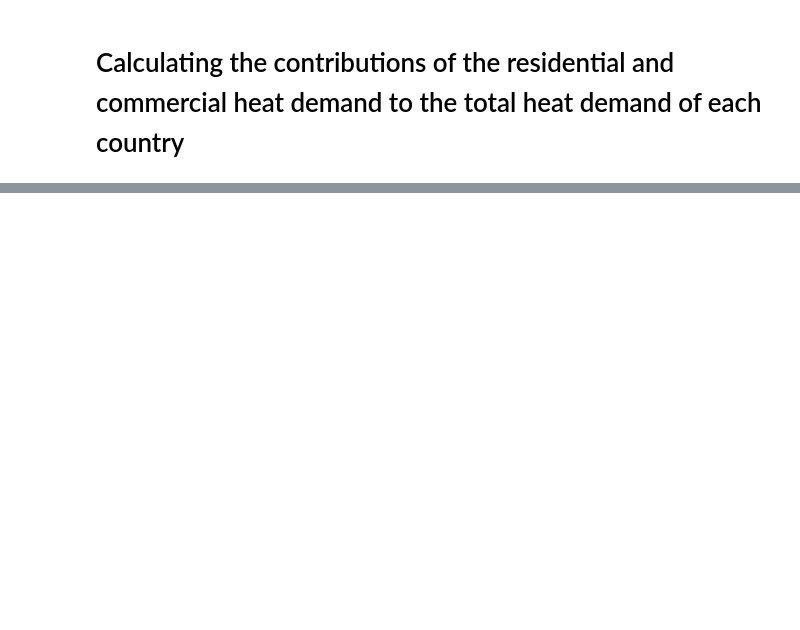
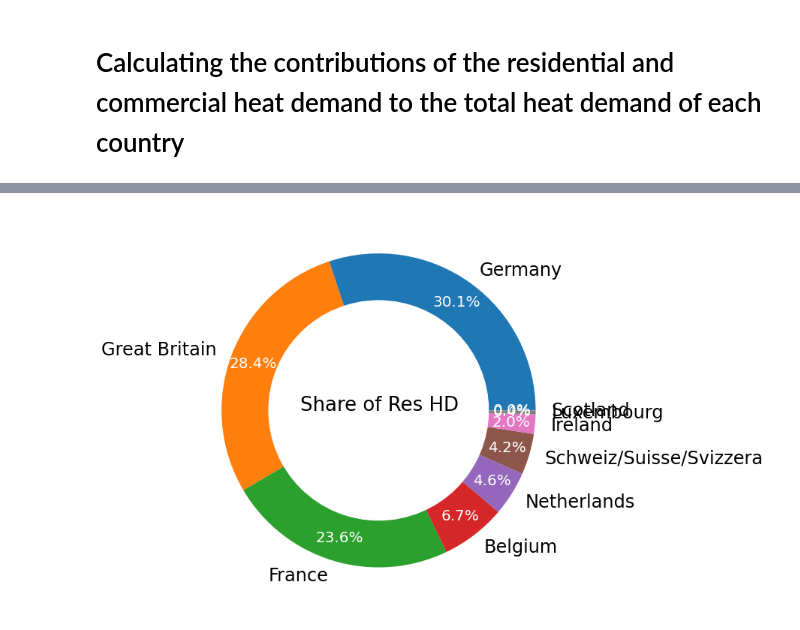
Before and after one commit to AlexanderJuestel/code_collection, a Jupyter notebook: notebooks/heat_demand_mapping/processing_results/Statistical_Evaluation_Total_Heat_Demand_Data.ipynb, the cells around one changed output, grey strips where cells are left out. Cells and saved outputs as stored; diff of their text form; code cells hidden in the pictures; blank space fills up the shorter version.

```diff
--- a/notebooks/heat_demand_mapping/processing_results/Statistical_Evaluation_Total_Heat_Demand_Data.ipynb
+++ b/notebooks/heat_demand_mapping/processing_results/Statistical_Evaluation_Total_Heat_Demand_Data.ipynb
@@ -307,0 +337,14 @@ gdf_merged.round(1).sort_values(by='Share of Residential HD [%]', ascending=Fals
+# %%
+plt.figure(figsize=(12,12))
+wedges, texts,  autotexts = plt.pie(share_resHD['Share of Residential HD [%]'].values, labels=share_resHD['Region'].to_list(), autopct=lambda pct: func(pct, share_resHD['Share of Residential HD [%]'].values), pctdistance=0.85, textprops={'fontsize': 24})
+my_circle=plt.Circle( (0,0), 0.7, color='white')
+p=plt.gcf()
+plt.setp(autotexts, size=20, color='white')
+p.gca().add_artist(my_circle)
+plt.text(-0.5,0, 'Share of Res HD', fontsize=26)
+plt.tight_layout()
+plt.show()
+
+#plt.savefig('Share_of_total_HD.png', dpi=300)
+# %% [output]
+[figure, added]
```
Also changed, not shown: parts of 7 cells of this notebook.
